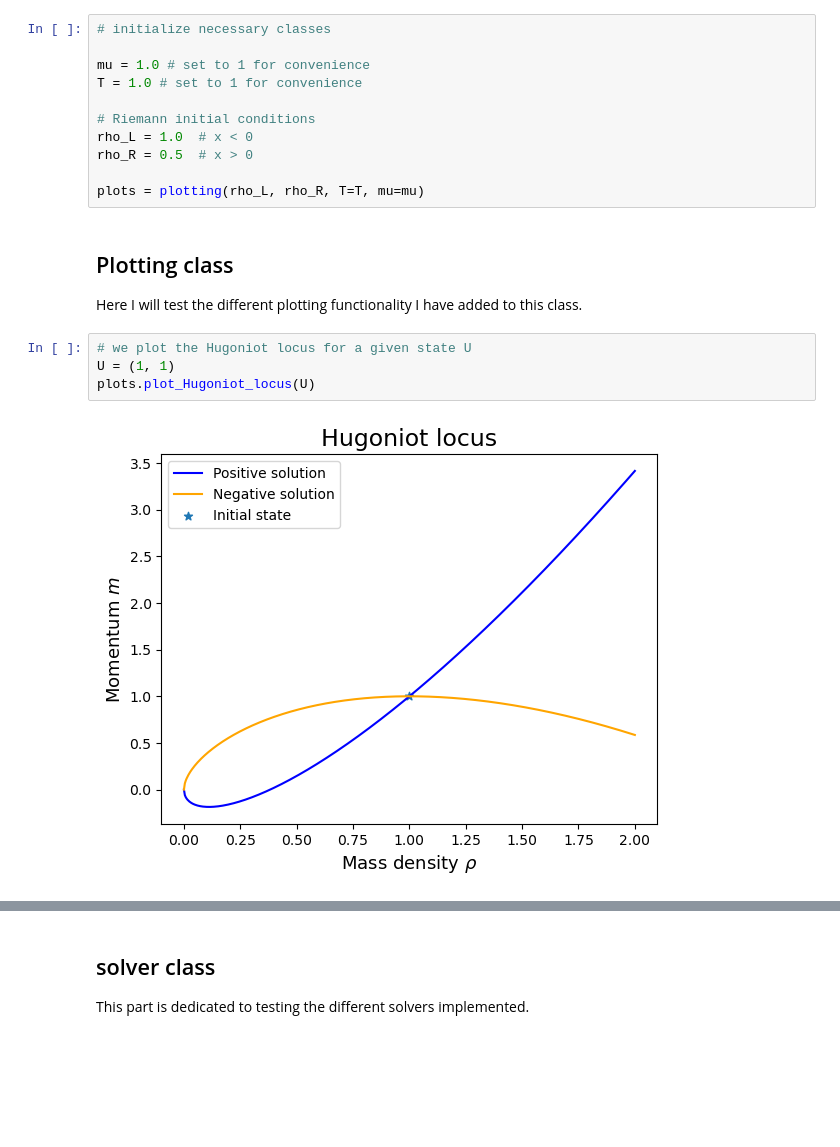
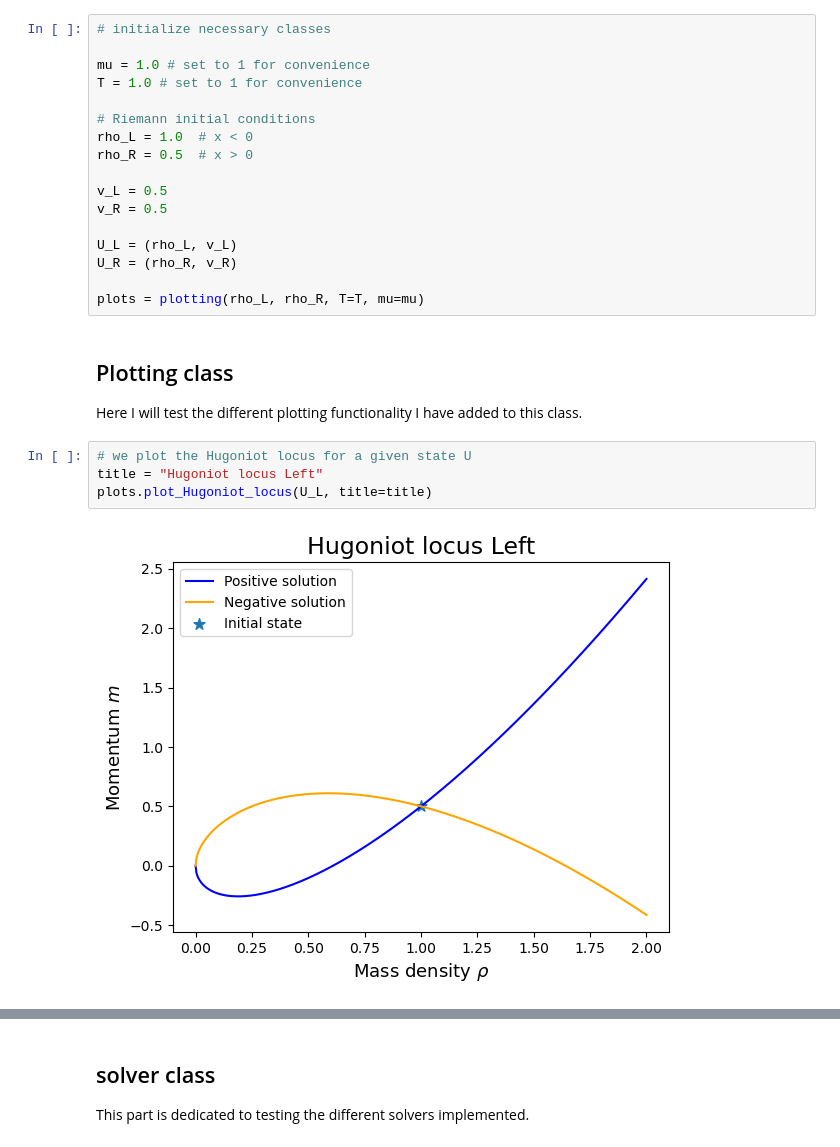
Before and after one commit to BertDepoorter/Individual_CMfAA, a Jupyter notebook: debugging.ipynb, the cells around one changed output, grey strips where cells are left out. Cells and saved outputs as stored; diff of their text form; blank space fills up the shorter version.

Commit message:
plotting

```diff
--- a/debugging.ipynb
+++ b/debugging.ipynb
@@ -21,14 +21,20 @@ T = 1.0 # set to 1 for convenience
 rho_L = 1.0  # x < 0
 rho_R = 0.5  # x > 0
 
+v_L = 0.5
+v_R = 0.5
+
+U_L = (rho_L, v_L)
+U_R = (rho_R, v_R)
+
 plots = plotting(rho_L, rho_R, T=T, mu=mu)
 # %% [markdown]
 ## Plotting class
 Here I will test the different plotting functionality I have added to this class.
 # %%
 # we plot the Hugoniot locus for a given state U
-U = (1, 1)
-plots.plot_Hugoniot_locus(U)
+title = "Hugoniot locus Left"
+plots.plot_Hugoniot_locus(U_L, title=title)
 # %% [output]
-[figure, old version]
+[figure, new version]
 # %%
```
Also changed, not shown: parts of 2 cells of this notebook, 4 other files.
